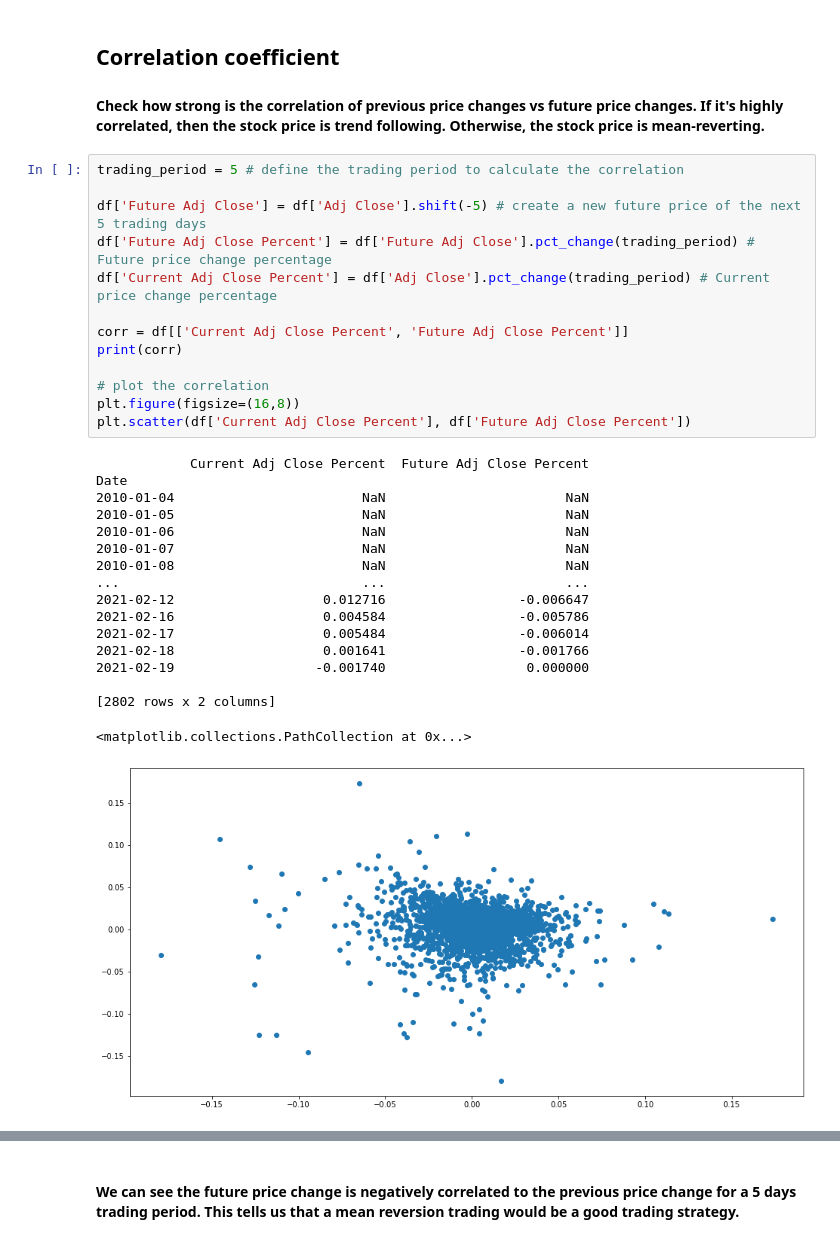
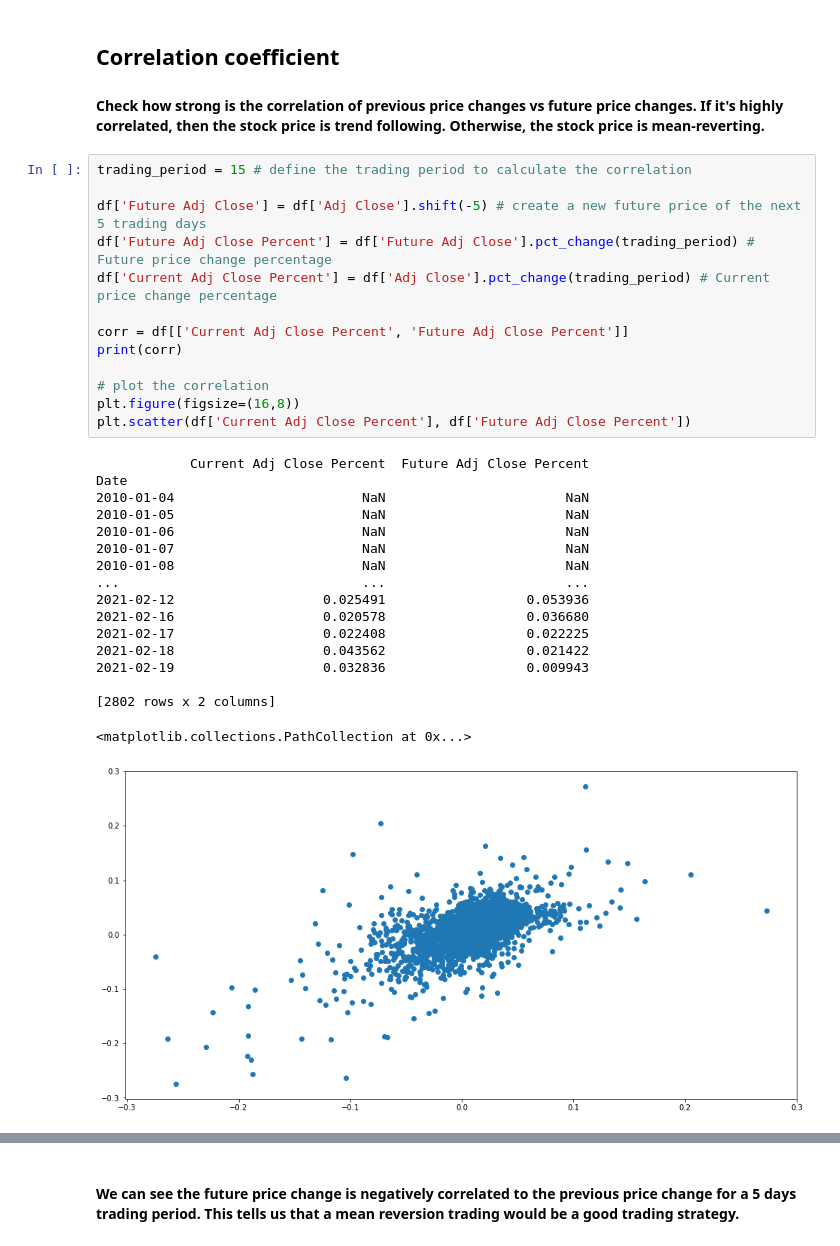
Before and after one commit to KiemNguyen/stock-market-prediction, a Jupyter notebook: stock_market_prediction.ipynb, the cells around one changed output, grey strips where cells are left out. Cells and saved outputs as stored; diff of their text form.

```diff
--- a/stock_market_prediction.ipynb
+++ b/stock_market_prediction.ipynb
@@ -111,36 +111,36 @@ plt.show()
 ## Correlation coefficient
 #### Check how strong is the correlation of previous price changes vs future price changes. If it's highly correlated, then the stock price is trend following. Otherwise, the stock price is mean-reverting.
 # %%
-trading_period = 5 # define the trading period to calculate the correlation
+trading_period = 15 # define the trading period to calculate the correlation
 
 df['Future Adj Close'] = df['Adj Close'].shift(-5) # create a new future price of the next 5 trading days
 df['Future Adj Close Percent'] = df['Future Adj Close'].pct_change(trading_period) # Future price change percentage
 df['Current Adj Close Percent'] = df['Adj Close'].pct_change(trading_period) # Current price change percentage
 
 corr = df[['Current Adj Close Percent', 'Future Adj Close Percent']]
 print(corr)
 
 # plot the correlation
 plt.figure(figsize=(16,8))
 plt.scatter(df['Current Adj Close Percent'], df['Future Adj Close Percent'])
 # %% [output]
             Current Adj Close Percent  Future Adj Close Percent
 Date
 2010-01-04                        NaN                       NaN
 2010-01-05                        NaN                       NaN
 2010-01-06                        NaN                       NaN
 2010-01-07                        NaN                       NaN
 2010-01-08                        NaN                       NaN
 ...                               ...                       ...
-2021-02-12                   0.012716                 -0.006647
-2021-02-16                   0.004584                 -0.005786
-2021-02-17                   0.005484                 -0.006014
-2021-02-18                   0.001641                 -0.001766
-2021-02-19                  -0.001740                  0.000000
+2021-02-12                   0.025491                  0.053936
+2021-02-16                   0.020578                  0.036680
+2021-02-17                   0.022408                  0.022225
+2021-02-18                   0.043562                  0.021422
+2021-02-19                   0.032836                  0.009943
 
 [2802 rows x 2 columns]
 <matplotlib.collections.PathCollection at 0x...>
-[figure, old version]
+[figure, new version]
 # %%
 df['Current Adj Close Percent']
 # %% [output]
```
Also changed, not shown: parts of 40 cells of this notebook.
